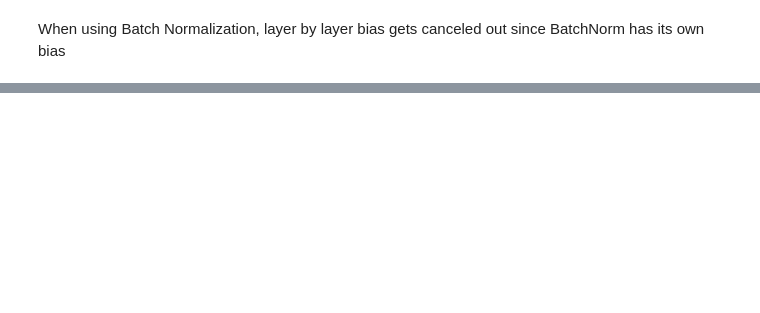
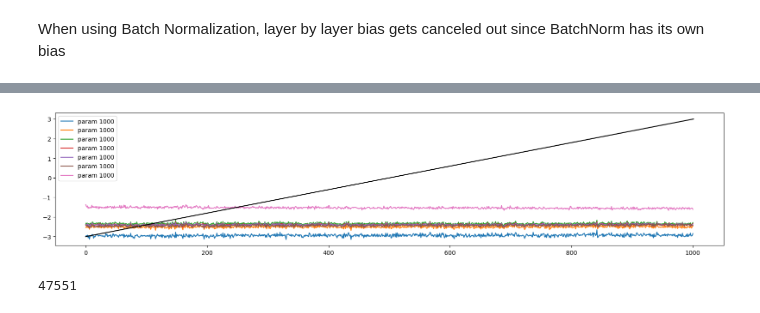
Before and after one commit to AaronWChen/karpathy-zero_to_hero, a Jupyter notebook: notebooks/exploratory/04_intro_to_actiations_gradients_batchnorm.ipynb, the cells around one changed output, grey strips where cells are left out. Cells and saved outputs as stored; diff of their text form; code cells hidden in the pictures; blank space fills up the shorter version.

```diff
--- a/notebooks/exploratory/04_intro_to_actiations_gradients_batchnorm.ipynb
+++ b/notebooks/exploratory/04_intro_to_actiations_gradients_batchnorm.ipynb
@@ -1552,12 +1360,0 @@ plt.plot(stepi, lossi);
-# %%
-emb = C[Xtr] # (32, 3, 2)
-h = torch.tanh(emb.view(-1, 30) @ W1 + b1) # (32, 100)
-logits = h @ W2 + b2 # (32, 27)
-loss = F.cross_entropy(logits, Ytr)
-loss
-# %%
-emb = C[Xdev] # (32, 3, 2)
-h = torch.tanh(emb.view(-1, 30) @ W1 + b1) # (32, 100)
-logits = h @ W2 + b2 # (32, 27)
-loss = F.cross_entropy(logits, Ydev)
-loss
@@ -1593,12 +1360,0 @@ plt.plot(stepi, lossi);
-# %%
-emb = C[Xtr] # (32, 3, 2)
-h = torch.tanh(emb.view(-1, 30) @ W1 + b1) # (32, 100)
-logits = h @ W2 + b2 # (32, 27)
-loss = F.cross_entropy(logits, Ytr)
-loss
-# %%
-emb = C[Xdev] # (32, 3, 2)
-h = torch.tanh(emb.view(-1, 30) @ W1 + b1) # (32, 100)
-logits = h @ W2 + b2 # (32, 27)
-loss = F.cross_entropy(logits, Ydev)
-loss
@@ -1615,0 +1404,46 @@ How to improve?
+# %%
+# visualize histograms
+plt.figure(figsize=(20,4)) # width and height of the plot
+legends = []
+
+for forr, p in enumerate(parameters): # note: exclude output layer
+    if p.ndim == 2:
+        plt.plot([ud[j][forr] for j in range(len(ud))]);
+        legends.append('param %d' % forr)
+plt.plot([0, len(ud)], [-3, -3], 'k') # these ratios should be ~1e-3
+plt.legend(legends);
+# plt.title('weights gradient distibution')
+# %% [output]
+[figure, added]
+# %%
+n_embd = 10    # the dimensionality of the character embedding vectors
+n_hidden = 100 # the number of neurons in the hidden layer of the MLP
+g = torch.Generator().manual_seed(2147483647)   # for reproducibility
+
+C = torch.randn((vocab_size, n_embd), generator=g)
+
+layers = [
+    Linear(n_embd * block_size, n_hidden), BatchNorm1d(n_hidden), Tanh(),
+    Linear(n_hidden, n_hidden), BatchNorm1d(n_hidden), Tanh(),
+    Linear(n_hidden, n_hidden), BatchNorm1d(n_hidden), Tanh(),
+    Linear(n_hidden, n_hidden), BatchNorm1d(n_hidden), Tanh(),
+    Linear(n_hidden, n_hidden), BatchNorm1d(n_hidden), Tanh(),
+    Linear(n_hidden, vocab_size), BatchNorm1d(vocab_size)
+]
+
+with torch.no_grad():
+    # last layer: make less confident
+    layers[-1].gamma *= 0.1
+
+    # all other layers: apply gain
+    for layer in layers[:-1]:
+        if isinstance(layer, Linear):
+            layer.weight *= 5/3
+
+parameters = [C] + [p for layer in layers for p in layer.parameters()]
+
+print(sum(p.nelement() for p in parameters)) # number of parameters in total
+for p in parameters:
+    p.requires_grad = True
+# %% [output]
+47551
```
Also changed, not shown: parts of 79 cells of this notebook.
